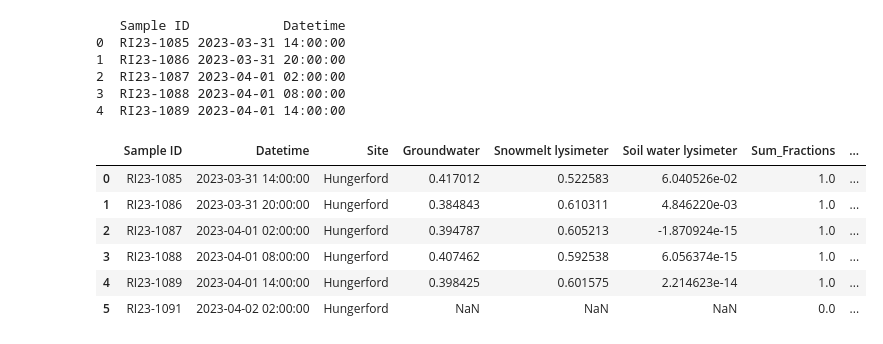
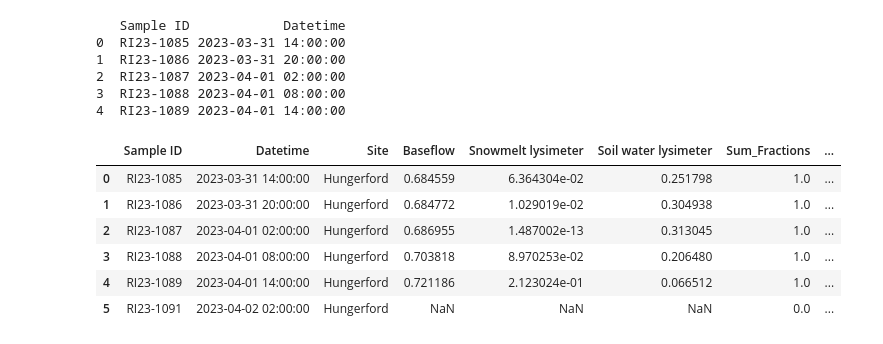
Before and after one commit to MeganEDuffy/LCBP-interannual-EMMAs, a Jupyter notebook: Notebooks/Error_propagation/RI23-Hungerford-Uncertainty.ipynb, the cells around one changed output. Cells and saved outputs as stored; diff of their text form; code cells hidden in the pictures.

```diff
--- a/Notebooks/Error_propagation/RI23-Hungerford-Uncertainty.ipynb
+++ b/Notebooks/Error_propagation/RI23-Hungerford-Uncertainty.ipynb
@@ -154,7 +161,7 @@ df = pd.read_csv(data_dir / "RI23-IC-ICP-isotope-toc-joined.csv")
 # Hungerford RI23 events #
 ####################
 
-Hungerford_tracers = ['Ca_mg_L', 'Cl_mg_L', 'Si_mg_L', 'Mg_mg_L', 'dD', 'd18O', 'Na_mg_L']
+Hungerford_tracers = ['Ca_mg_L', 'Cu_mg_L', 'Cl_mg_L', 'K_mg_L', 'Mg_mg_L', 'dD', 'd18O', 'Na_mg_L']
 
 # 1. Run EMMA function
 (
@@ -168,15 +175,20 @@ Hungerford_tracers = ['Ca_mg_L', 'Cl_mg_L', 'Si_mg_L', 'Mg_mg_L', 'dD', 'd18O',
     start_date="2023-03-21 00:00:00",
     end_date="2023-03-26 00:00:00",
     endmember_ids=[
-                   "RI23-1001", # Baseflow 02/09/2023 (labeled GW)
-                   "RI23-5008", # Mark's well 2023
+                   #"RI23-1001", # Baseflow 02/09/2023
+                   "RI23-1035", # 03/22/2023 Baseflow
+                   #"RI23-5008", # Mark's well 2023
+                   #"RI20-HB-DGW-Mark-1" # Mark's well 2020
+                   #"RI22-0858", # Mark's well 03/17/2022
+                   #"RI22-0864",
+                   #"RI23-1085", #Baseflow 03/31/2023 removed for now
                    "RI23-5007", # SWLD
                    "RI23-1061"
                     ],
 )
 
 # 2. Extract raw endmember rows matching these IDs (to calculate endmember SDs)
-em_raw_subset = df[df["Sample ID"].isin([["RI23-1001", "RI23-5008", "RI23-5007", "RI23-1061"]])]
+em_raw_subset = df[df["Sample ID"].isin([["RI23-1035", "RI23-5007", "RI23-1061"]])]
 
 # 3. Define streamwater samples for the event window
 stream_event_df = df[
@@ -194,6 +206,8 @@ analytical_sd = {
     "Ca_mg_L": 0.05,  # mg/L
     "Cl_mg_L": 0.15,  # mg/L
     "Si_mg_L": 0.10,  # mg/L
+    "K_mg_L": 0.10,  # mg/L
+    "Cu_mg_L": 0.10,  # mg/L
     "Mg_mg_L": 0.02,  # mg/L
     "dD": 0.8,  # per mil (stable isotope precision)
     "d18O": 0.08,  # per mil
@@ -207,7 +221,7 @@ uncertainty_df = up.propagate_genereux_uncertainty(
     em_raw=em_raw_subset,
     tracers=Hungerford_tracers,
     analytical_sd=analytical_sd,
-    confidence_level=0.95
+    confidence_level=0.70
 )
 
 # 6. Merge fractions and their calculated uncertainties for a complete table
@@ -282,7 +296,7 @@ df = pd.read_csv(data_dir / "RI23-IC-ICP-isotope-toc-joined.csv")
 # Hungerford RI23 events #
 ####################
 
-hungerford_tracers = ['Ca_mg_L', 'Cl_mg_L', 'Si_mg_L', 'Mg_mg_L', 'dD', 'd18O', 'Na_mg_L']
+hungerford_tracers = ['Ca_mg_L', 'Cu_mg_L', 'Cl_mg_L', 'K_mg_L', 'Mg_mg_L', 'dD', 'd18O', 'Na_mg_L']
 
 # 1. Run EMMA function
 (
@@ -296,8 +310,14 @@ hungerford_tracers = ['Ca_mg_L', 'Cl_mg_L', 'Si_mg_L', 'Mg_mg_L', 'dD', 'd18O',
     start_date="2023-03-30 00:00:00",
     end_date="2023-04-04 00:00:00",
     endmember_ids=[
-                   "RI23-1001", # Baseflow 02/09/2023 (labeled GW)
-                   "RI23-5008", # Groundwater (Mark's well) 03/16/2023
+                   "RI23-1001", # Baseflow 02/09/2023
+                   #"RI23-1035", # 03/22/2023 Baseflow
+                   #"RI23-1085", # Baseflow 03/31/23
+                   #"RI23-5008", # Groundwater (Mark's well) 03/16/2023
+                   #"RI20-HB-DGW-Mark-1" # Mark's well 2020
+                   #"RI22-0858", # Mark's well 03/17/2022
+                   #"RI22-0864", # Mark's well 07/27/2022
+                   #"RI23-5014", # Soil water lysimeter dry 04/12/23
                    "RI23-5013", # Soil water lysimeter wet 04/12/23
                    "RI23-5017", # Snowmelt lysimeter 04/12/23
                    "RI23-1061" # Snowmelt lysimeter 03/28/23
@@ -305,7 +325,7 @@ hungerford_tracers = ['Ca_mg_L', 'Cl_mg_L', 'Si_mg_L', 'Mg_mg_L', 'dD', 'd18O',
 )
 
 # 2. Extract raw endmember rows matching these IDs (to calculate endmember SDs)
-em_raw_subset = df[df["Sample ID"].isin(["RI23-1001", "RI23-5008", "RI23-5013", "RI23-5017", "RI23-1061"])]
+em_raw_subset = df[df["Sample ID"].isin(["RI23-1001", "RI23-5013", "RI23-5017", "RI23-1061"])]
 
 # 3. Define streamwater samples for the event window
 stream_event_df = df[
@@ -323,6 +343,8 @@ analytical_sd = {
     "Ca_mg_L": 0.05,  # mg/L
     "Cl_mg_L": 0.15,  # mg/L
     "Si_mg_L": 0.10,  # mg/L
+    "K_mg_L": 0.10,  # mg/L
+    "Cu_mg_L": 0.10,  # mg/L
     "Mg_mg_L": 0.02,  # mg/L
     "dD": 0.8,  # per mil (stable isotope precision)
     "d18O": 0.08,  # per mil
@@ -336,40 +358,40 @@ uncertainty_df = up.propagate_genereux_uncertainty(
     em_raw=em_raw_subset,
     tracers=hungerford_tracers,
     analytical_sd=analytical_sd,
-    confidence_level=0.95
+    confidence_level=0.7
 )
 
 # 6. Merge fractions and their calculated uncertainties for a complete table
 results_with_error = pd.merge(
     hungerford_fmelt_fractions_df, uncertainty_df, on=["Sample ID", "Datetime"]
 )
 
 # Identify which uncertainty columns were actually generated
 uncertainty_cols = [
     col for col in results_with_error.columns if "Uncertainty_1sig" in col
 ]
 # Extract the base fraction names (e.g., "Groundwater", "Snowmelt lysimeter")
 fraction_cols = [col.replace("_Uncertainty_1sig", "") for col in uncertainty_cols]
 
 # Combine them in alternating order: [Fraction_1, Uncertainty_1, Fraction_2, Uncertainty_2...]
 display_cols = ["Sample ID", "Datetime"]
 for frac, unc in zip(fraction_cols, uncertainty_cols):
     display_cols.extend([frac, unc])
 
 # Print the head of the dynamically built column list
 print(results_with_error[display_cols].head())
 results_with_error.head(20)
 # %% [output]
    Sample ID            Datetime
 0  RI23-1085 2023-03-31 14:00:00
 1  RI23-1086 2023-03-31 20:00:00
 2  RI23-1087 2023-04-01 02:00:00
 3  RI23-1088 2023-04-01 08:00:00
 4  RI23-1089 2023-04-01 14:00:00
-|  | Sample ID | Datetime | Site | Groundwater | Snowmelt lysimeter | Soil water lysimeter | Sum_Fractions | ... |
-| 0 | RI23-1085 | 2023-03-31 14:00:00 | Hungerford | 0.417012 | 0.522583 | 6.040526e-02 | 1.0 | ... |
-| 1 | RI23-1086 | 2023-03-31 20:00:00 | Hungerford | 0.384843 | 0.610311 | 4.846220e-03 | 1.0 | ... |
-| 2 | RI23-1087 | 2023-04-01 02:00:00 | Hungerford | 0.394787 | 0.605213 | -1.870924e-15 | 1.0 | ... |
-| 3 | RI23-1088 | 2023-04-01 08:00:00 | Hungerford | 0.407462 | 0.592538 | 6.056374e-15 | 1.0 | ... |
-| 4 | RI23-1089 | 2023-04-01 14:00:00 | Hungerford | 0.398425 | 0.601575 | 2.214623e-14 | 1.0 | ... |
+|  | Sample ID | Datetime | Site | Baseflow | Snowmelt lysimeter | Soil water lysimeter | Sum_Fractions | ... |
+| 0 | RI23-1085 | 2023-03-31 14:00:00 | Hungerford | 0.684559 | 6.364304e-02 | 0.251798 | 1.0 | ... |
+| 1 | RI23-1086 | 2023-03-31 20:00:00 | Hungerford | 0.684772 | 1.029019e-02 | 0.304938 | 1.0 | ... |
+| 2 | RI23-1087 | 2023-04-01 02:00:00 | Hungerford | 0.686955 | 1.487002e-13 | 0.313045 | 1.0 | ... |
+| 3 | RI23-1088 | 2023-04-01 08:00:00 | Hungerford | 0.703818 | 8.970253e-02 | 0.206480 | 1.0 | ... |
+| 4 | RI23-1089 | 2023-04-01 14:00:00 | Hungerford | 0.721186 | 2.123024e-01 | 0.066512 | 1.0 | ... |
 | 5 | RI23-1091 | 2023-04-02 02:00:00 | Hungerford | NaN | NaN | NaN | 0.0 | ... |
```
Also changed, not shown: parts of 2 cells of this notebook, 10 other files.
